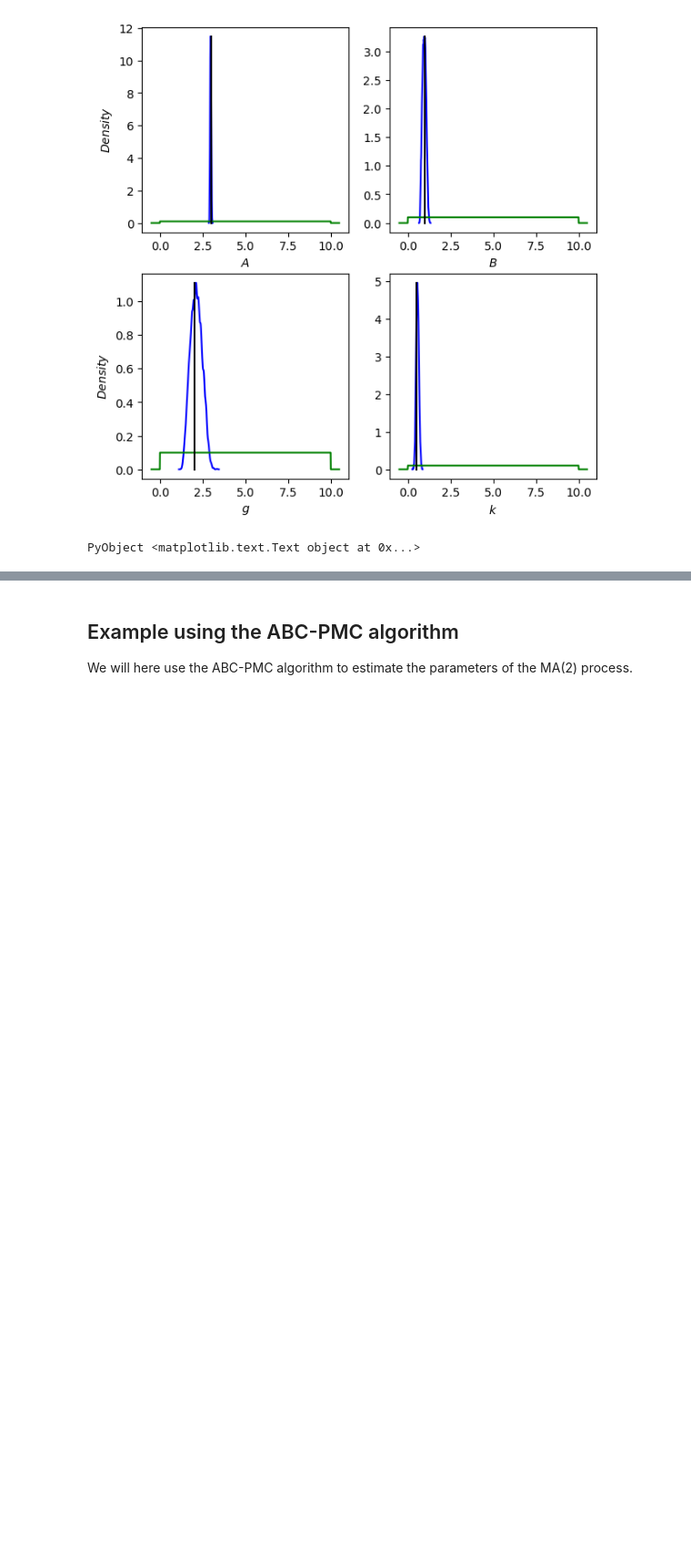
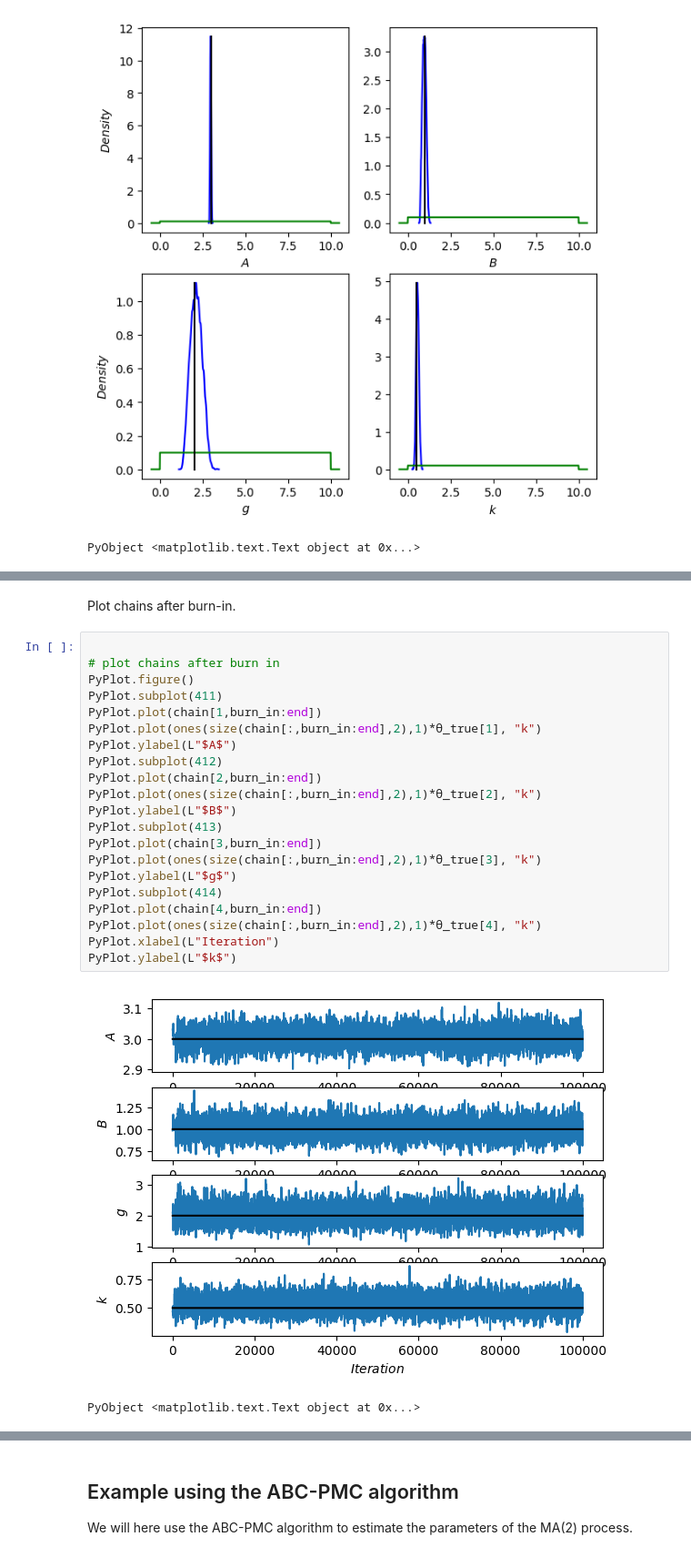
Before and after one commit to SamuelWiqvist/ApproximateBayesianComputation.jl, a Jupyter notebook: examples/examples.ipynb, the cells around one changed output, grey strips where cells are left out. Shown: that part at 91% size. Drawn from its saved outputs; the diff is of its cells as text; blank space fills up the shorter version.

```diff
--- a/examples/examples.ipynb
+++ b/examples/examples.ipynb
@@ -356,0 +454,26 @@ PyObject <matplotlib.text.Text object at 0x...>
+# %% [markdown]
+Plot chains after burn-in.
+# %%
+
+# plot chains after burn in
+PyPlot.figure()
+PyPlot.subplot(411)
+PyPlot.plot(chain[1,burn_in:end])
+PyPlot.plot(ones(size(chain[:,burn_in:end],2),1)*θ_true[1], "k")
+PyPlot.ylabel(L"$A$")
+PyPlot.subplot(412)
+PyPlot.plot(chain[2,burn_in:end])
+PyPlot.plot(ones(size(chain[:,burn_in:end],2),1)*θ_true[2], "k")
+PyPlot.ylabel(L"$B$")
+PyPlot.subplot(413)
+PyPlot.plot(chain[3,burn_in:end])
+PyPlot.plot(ones(size(chain[:,burn_in:end],2),1)*θ_true[3], "k")
+PyPlot.ylabel(L"$g$")
+PyPlot.subplot(414)
+PyPlot.plot(chain[4,burn_in:end])
+PyPlot.plot(ones(size(chain[:,burn_in:end],2),1)*θ_true[4], "k")
+PyPlot.xlabel(L"Iteration")
+PyPlot.ylabel(L"$k$")
+# %% [output]
+[figure, added]
+PyObject <matplotlib.text.Text object at 0x...>
```
Also changed, not shown: parts of 16 cells of this notebook, 4 other files.
